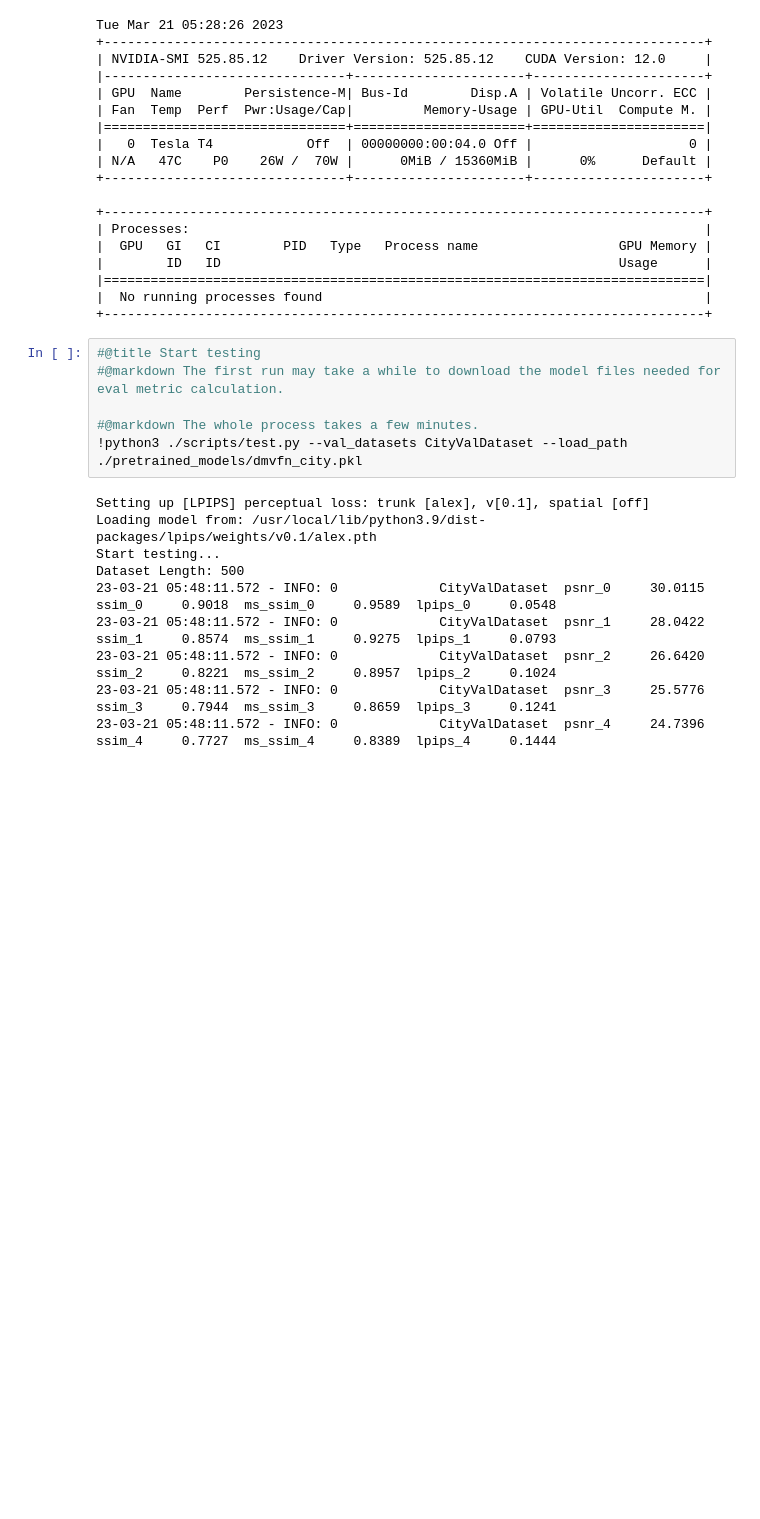
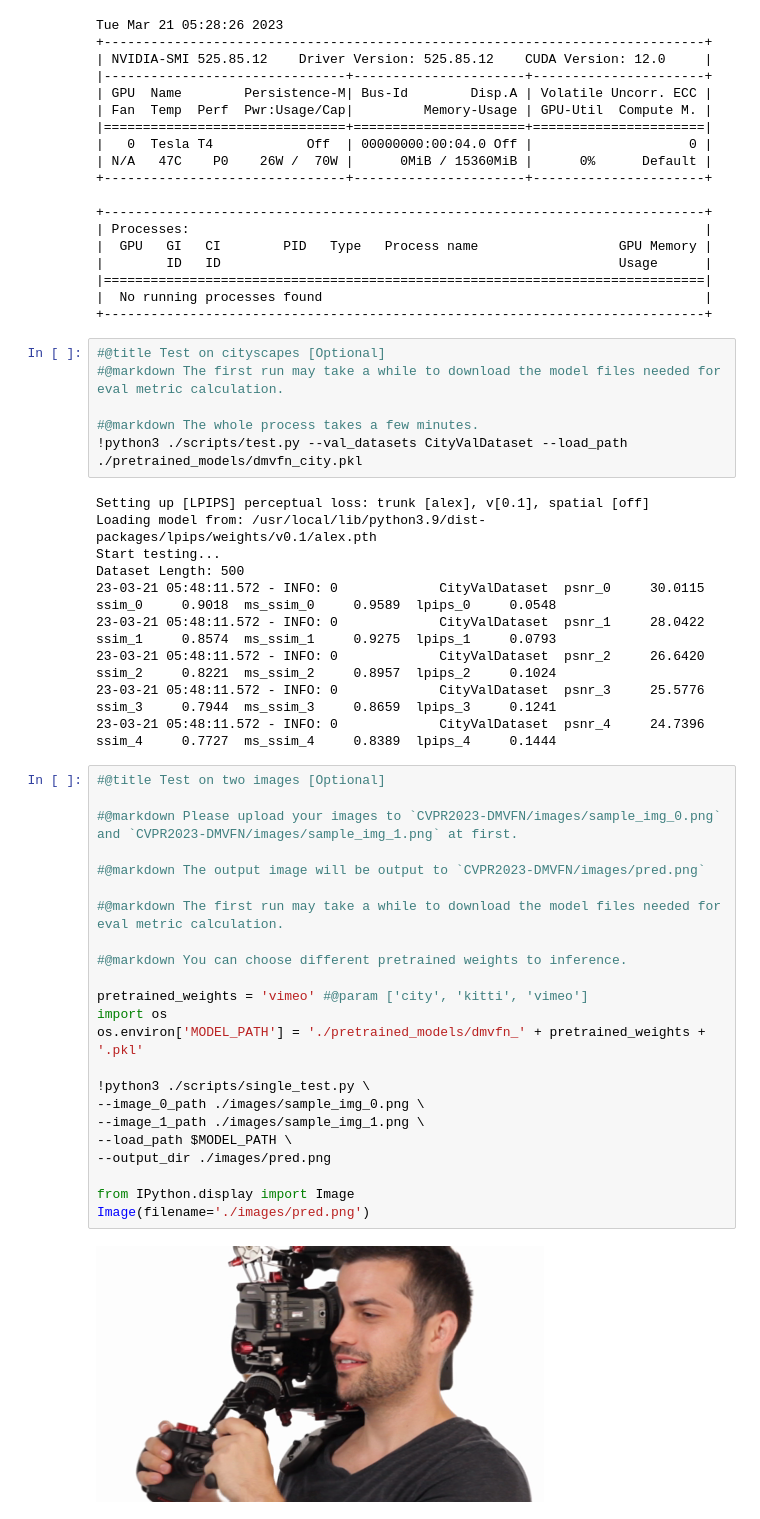
Before and after one commit to hzwer/CVPR2023-DMVFN, a Jupyter notebook: colab_demo.ipynb, the cells around one changed output. Cells and saved outputs as stored; diff of their text form; blank space fills up the shorter version.

```diff
--- a/colab_demo.ipynb
+++ b/colab_demo.ipynb
@@ -70,7 +60,7 @@ Tue Mar 21 05:28:26 2023
 |  No running processes found                                                 |
 +-----------------------------------------------------------------------------+
 # %%
-#@title Start testing
+#@title Test on cityscapes [Optional]
 #@markdown The first run may take a while to download the model files needed for eval metric calculation.
 
 #@markdown The whole process takes a few minutes.
@@ -85,3 +75,28 @@ Dataset Length: 500
 23-03-21 05:48:11.572 - INFO: 0             CityValDataset  psnr_2     26.6420  ssim_2     0.8221  ms_ssim_2     0.8957  lpips_2     0.1024
 23-03-21 05:48:11.572 - INFO: 0             CityValDataset  psnr_3     25.5776  ssim_3     0.7944  ms_ssim_3     0.8659  lpips_3     0.1241
 23-03-21 05:48:11.572 - INFO: 0             CityValDataset  psnr_4     24.7396  ssim_4     0.7727  ms_ssim_4     0.8389  lpips_4     0.1444
+# %%
+#@title Test on two images [Optional]
+
+#@markdown Please upload your images to `CVPR2023-DMVFN/images/sample_img_0.png` and `CVPR2023-DMVFN/images/sample_img_1.png` at first.
+
+#@markdown The output image will be output to `CVPR2023-DMVFN/images/pred.png`
+
+#@markdown The first run may take a while to download the model files needed for eval metric calculation.
+
+#@markdown You can choose different pretrained weights to inference.
+
+pretrained_weights = 'vimeo' #@param ['city', 'kitti', 'vimeo']
+import os
+os.environ['MODEL_PATH'] = './pretrained_models/dmvfn_' + pretrained_weights + '.pkl'
+
+!python3 ./scripts/single_test.py \
+--image_0_path ./images/sample_img_0.png \
+--image_1_path ./images/sample_img_1.png \
+--load_path $MODEL_PATH \
+--output_dir ./images/pred.png
+
+from IPython.display import Image
+Image(filename='./images/pred.png')
+# %% [output]
+[figure, added]
```
Also changed, not shown: parts of 3 cells of this notebook.
